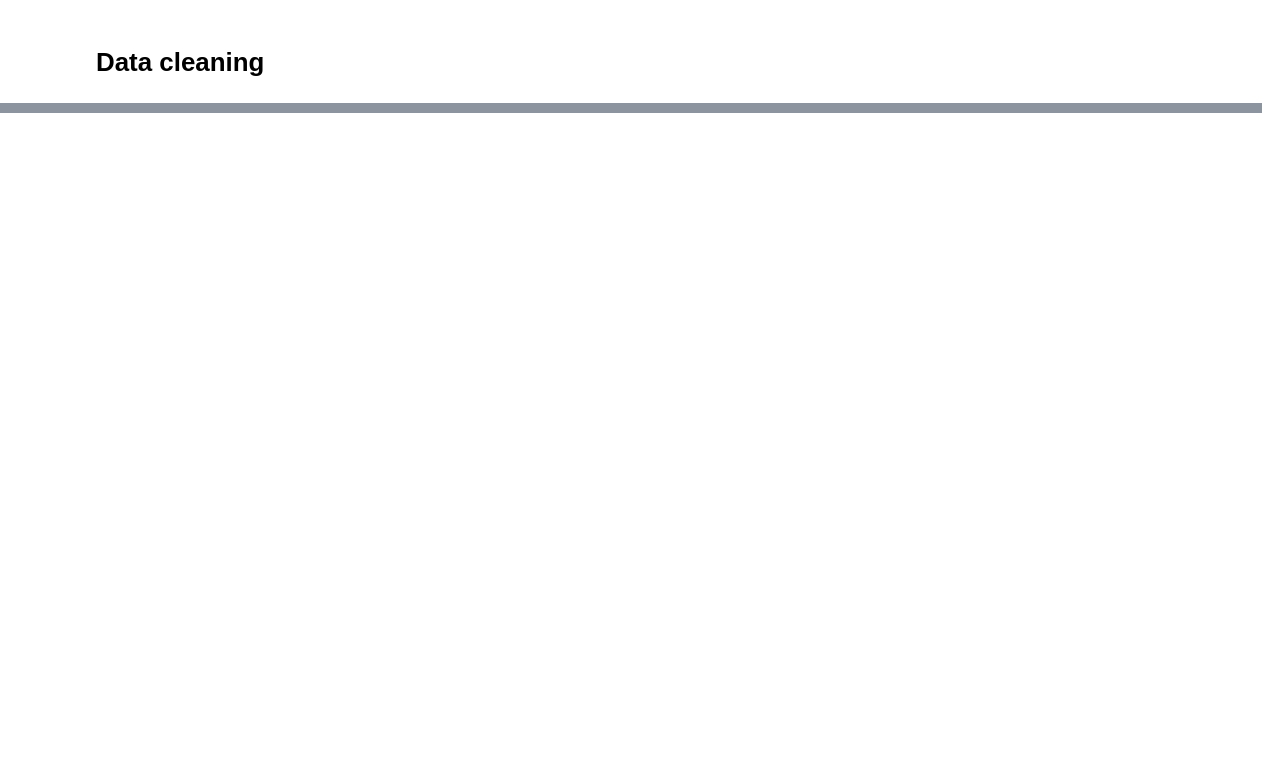
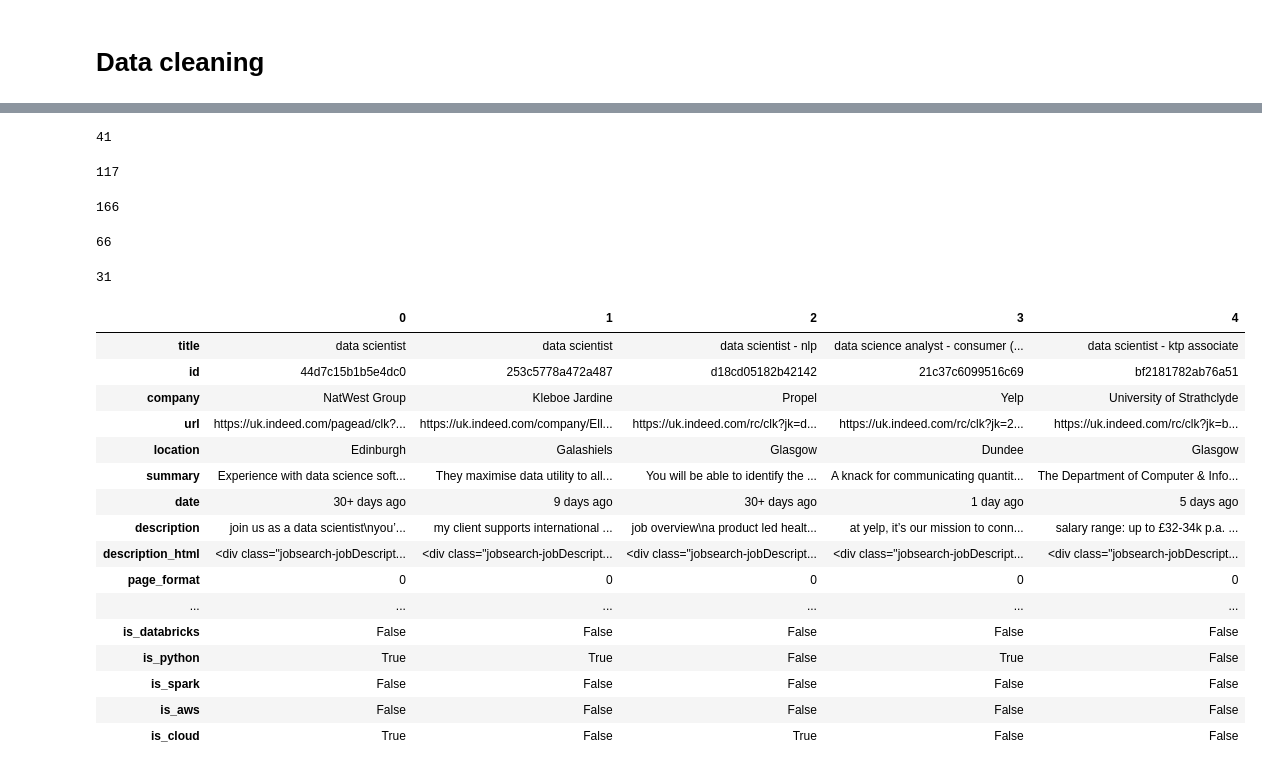
Before and after one commit to adin786/jobs-analysis, a Jupyter notebook: jobs-analysis.ipynb, the cells around one changed output, grey strips where cells are left out. Drawn from its saved outputs; the diff is of its cells as text; code cells hidden in the pictures; blank space fills up the shorter version.

```diff
--- a/jobs-analysis.ipynb
+++ b/jobs-analysis.ipynb
@@ -155,0 +213,50 @@ plt.show()
+# %%
+mask = df.description.str.contains('spark')
+df['is_spark'] = mask
+df.is_spark.sum()
+# %% [output]
+41
+# %%
+mask = df.description.str.contains('aws') | df.description.str.contains('amazon')
+df['is_aws'] = mask
+df.is_aws.sum()
+# %% [output]
+117
+# %%
+mask = df.description.str.contains('cloud')
+df['is_cloud'] = mask
+df.is_cloud.sum()
+# %% [output]
+166
+# %%
+mask = df.description.str.contains('azure')
+df['is_azure'] = mask
+df.is_azure.sum()
+# %% [output]
+66
+# %%
+mask = df.description.str.contains('gcp') | df.description.str.contains('google cloud')
+df['is_gcp'] = mask
+df.is_gcp.sum()
+# %% [output]
+31
+# %%
+df.head().T
+# %% [output]
+|  | 0 | 1 | 2 | 3 | 4 |
+| title | data scientist | data scientist | data scientist - nlp | data science analyst - consumer (... | data scientist - ktp associate |
+| id | 44d7c15b1b5e4dc0 | 253c5778a472a487 | d18cd05182b42142 | 21c37c6099516c69 | bf2181782ab76a51 |
+| company | NatWest Group | Kleboe Jardine | Propel | Yelp | University of Strathclyde |
+| url | https://uk.indeed.com/pagead/clk?... | https://uk.indeed.com/company/Ell... | https://uk.indeed.com/rc/clk?jk=d... | https://uk.indeed.com/rc/clk?jk=2... | https://uk.indeed.com/rc/clk?jk=b... |
+| location | Edinburgh | Galashiels | Glasgow | Dundee | Glasgow |
+| summary | Experience with data science soft... | They maximise data utility to all... | You will be able to identify the ... | A knack for communicating quantit... | The Department of Computer & Info... |
+| date | 30+ days ago | 9 days ago | 30+ days ago | 1 day ago | 5 days ago |
+| description | join us as a data scientist\nyou’... | my client supports international ... | job overview\na product led healt... | at yelp, it’s our mission to conn... | salary range: up to £32-34k p.a. ... |
+| description_html | <div class="jobsearch-jobDescript... | <div class="jobsearch-jobDescript... | <div class="jobsearch-jobDescript... | <div class="jobsearch-jobDescript... | <div class="jobsearch-jobDescript... |
+| page_format | 0 | 0 | 0 | 0 | 0 |
+| ... | ... | ... | ... | ... | ... |
+| is_databricks | False | False | False | False | False |
+| is_python | True | True | False | True | False |
+| is_spark | False | False | False | False | False |
+| is_aws | False | False | False | False | False |
+| is_cloud | True | False | True | False | False |
```
Also changed, not shown: parts of 31 cells of this notebook, 3 other files.
